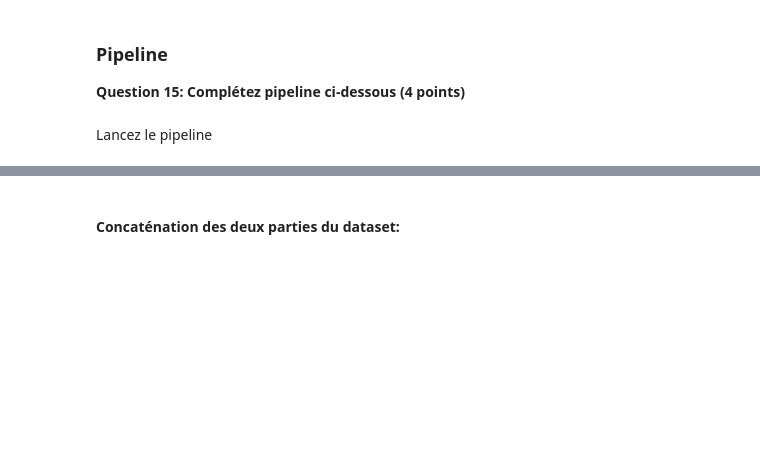
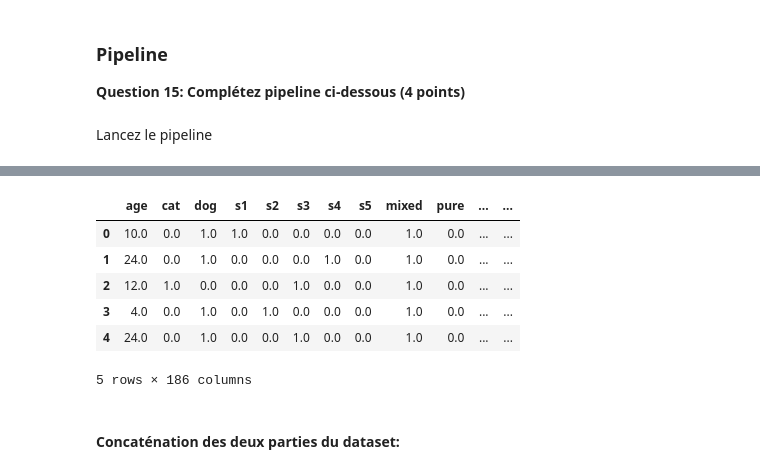
Before and after one commit to olivierp9/AI, a Jupyter notebook: TP3/TP3_FR.ipynb, the cells around one changed output, grey strips where cells are left out. Saved outputs shown, nothing was run; the diff lists cells and outputs as text; code cells hidden in the pictures; blank space fills up the shorter version.

```diff
--- a/TP3/TP3_FR.ipynb
+++ b/TP3/TP3_FR.ipynb
@@ -708,3 +710,13 @@ X_train_prepared.head()
+# %%
+X_test_prepared.head()
+# %% [output]
+|  | age | cat | dog | s1 | s2 | s3 | s4 | s5 | mixed | pure | ... | ... |
+| 0 | 10.0 | 0.0 | 1.0 | 1.0 | 0.0 | 0.0 | 0.0 | 0.0 | 1.0 | 0.0 | ... | ... |
+| 1 | 24.0 | 0.0 | 1.0 | 0.0 | 0.0 | 0.0 | 1.0 | 0.0 | 1.0 | 0.0 | ... | ... |
+| 2 | 12.0 | 1.0 | 0.0 | 0.0 | 0.0 | 1.0 | 0.0 | 0.0 | 1.0 | 0.0 | ... | ... |
+| 3 | 4.0 | 0.0 | 1.0 | 0.0 | 1.0 | 0.0 | 0.0 | 0.0 | 1.0 | 0.0 | ... | ... |
+| 4 | 24.0 | 0.0 | 1.0 | 0.0 | 0.0 | 1.0 | 0.0 | 0.0 | 1.0 | 0.0 | ... | ... |
+5 rows × 186 columns
 # %% [markdown]
 #### Concaténation des deux parties du dataset:
 # %%
```
Also changed, not shown: parts of 48 cells of this notebook, 1 other file.
